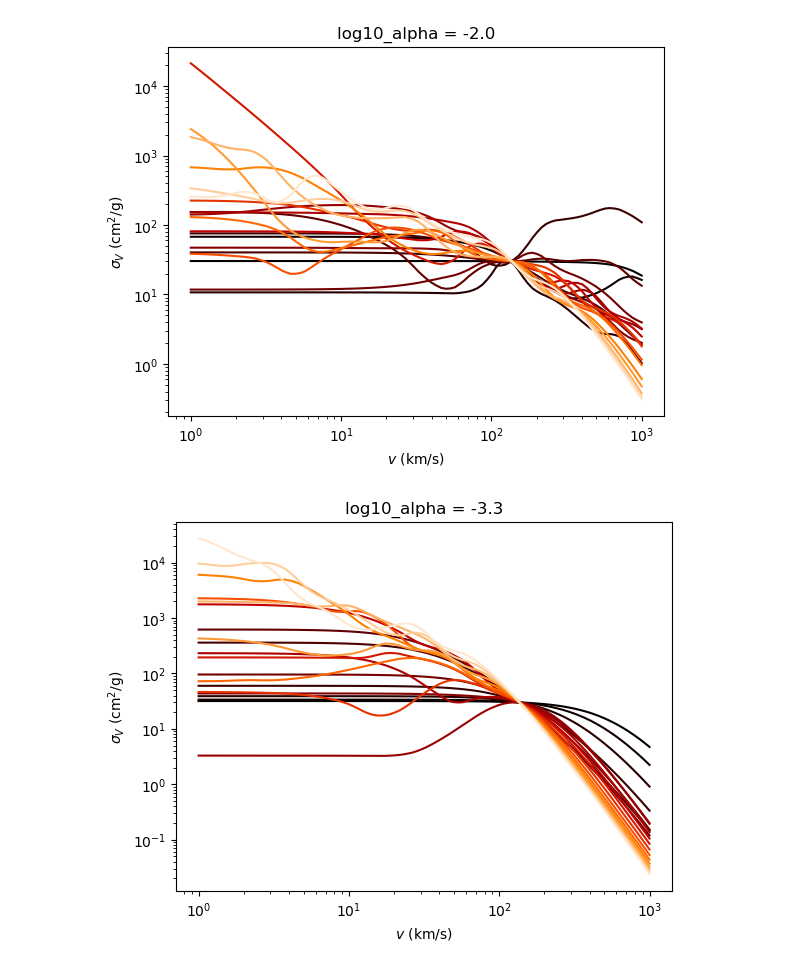
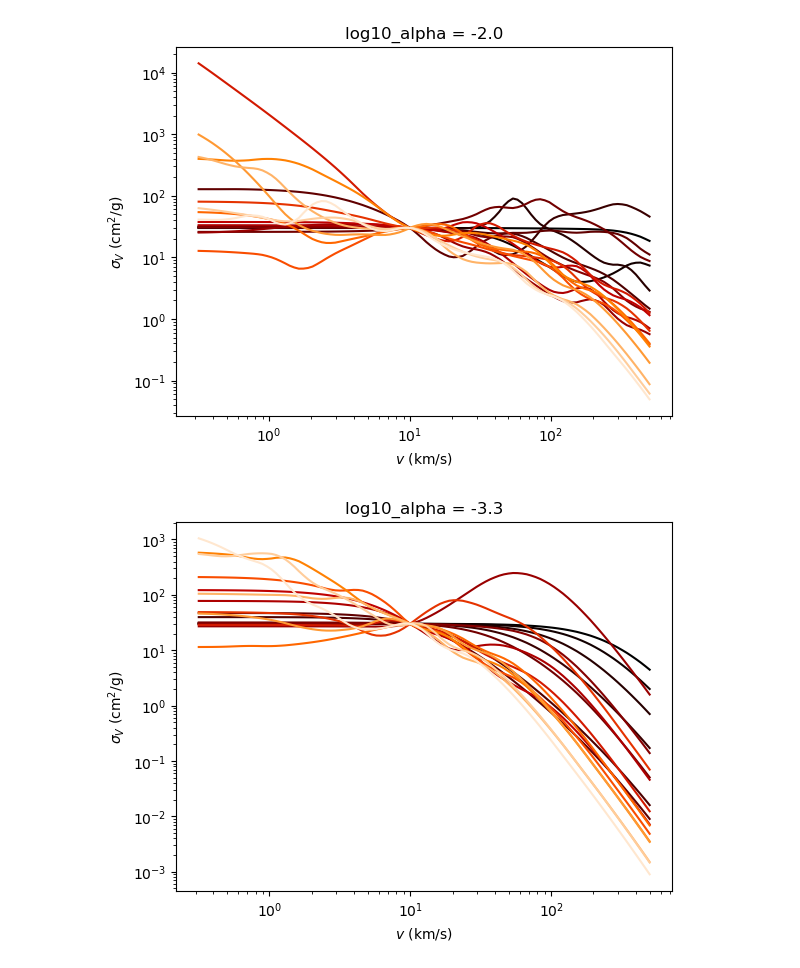
Before and after one commit to dangilman/pykawa, a Jupyter notebook: notebooks/attractive_yukawa_tabulated.ipynb, the cells around one changed output. Saved outputs shown, nothing was run; the diff lists cells and outputs as text; code cells hidden in the pictures.

```diff
--- a/notebooks/attractive_yukawa_tabulated.ipynb
+++ b/notebooks/attractive_yukawa_tabulated.ipynb
@@ -6,13 +35,18 @@ import matplotlib.pyplot as plt
 # %%
-ax = plt.gca()
+log10_mass_ratio_plot = [3.6, 4.0, 4.4, 4.4, 4.4, 5.0]
+log10_alpha_plot = [-4.1, -2.6, -2.6, -3.2, -3.5, -3.5]
+v_extended = np.logspace(0, 3, 100)
+cols = ['k', 'r', 'b', 'g', 'm', 'y']
+v_ref = 10 # km/sec
+cross_section_type='VISCOSITY'
+cross_section_interpolator, _, log10_mass_ratio_values, log10alpha_values = make_cross_section_interpolator('ATTRACTIVE_YUKAWA',
+                                                                                                            v_ref=v_ref,
+                                                                                                           cross_section_type)
 
-log10_mass_ratio_plot = [3.6, 4.0, 4.4, 4.4, 4.4, 5.0,4.0]
-log10_alpha_plot = [-4.1, -2.6, -2.6, -3.2, -3.5, -3.5, -2]
-v_extended = np.logspace(0, 3, 100)
-cols = ['k', 'r', 'b', 'g', 'm', 'y', '0.5']
-
-cross_section_interpolator = make_cross_section_interpolator('ATTRACTIVE_YUKAWA')[0]
-
+print('domain log10(m_chi/m_phi): ', log10_mass_ratio_values[0], log10_mass_ratio_values[-1])
+print('domain log10(alpha_chi): ', log10alpha_values[0], log10alpha_values[-1])
+# note that exact solutions for the models with log10(alpha) > -2.0 only reach ~100 km/sec because too many partial waves are required.
+# if exact solutions are required out to a few hundred km/sec, it is recommended to use log10(alpha) < -2.0 models
 
 for i, (log10_mass_ratio, log10_alpha) in enumerate(zip(log10_mass_ratio_plot, log10_alpha_plot)):
     v_grid, phases = get_phases(log10_mass_ratio, log10_alpha, 'ATTRACTIVE_YUKAWA')
@@ -25,9 +59,7 @@ for i, (log10_mass_ratio, log10_alpha) in enumerate(zip(log10_mass_ratio_plot, l
     plt.scatter(v_lin, sigma_exact, color=cols[i])
     plt.loglog(v_extended, cross_section_interpolator(v_extended, None, log10_alpha, log10_mass_ratio),
               color=cols[i])
-ax.set_xscale('log')
-ax.set_yscale('log')
-ax.set_xlim(1, 1000)
+
 plt.xlabel(r'$v$ (km/s)')
 plt.ylabel(r'$\sigma_V$ (cm$^2$/g)')
 plt.show()
@@ -63,0 +116,7 @@ for idx, log10_mr in enumerate(log10_mass_ratio_plot):
+# %%
+v0 = np.logspace(0, 2.5, 100)
+amp_at_vref = 100. # 100 cm^2/g at v_ref=10 km/sec
+log10_alpha = -2.7
+log10_mass_ratio = 4.3
+sigma_eff = [cross_section_interpolator.thermal_average(v0_i, amp_at_vref, log10_alpha, log10_mass_ratio) for v0_i in v0]
+plt.loglog(v0, sigma_eff)
@@ -64,4 +126,6 @@ for idx, log10_mr in enumerate(log10_mass_ratio_plot):
 # %%
+cmap = plt.get_cmap('gist_heat')
+
 log10_mass_ratio_plot = np.linspace(3, 5.2, 20)
 log10_alpha = -2.
 v = np.logspace(-0.5, 2.7, 100)
@@ -70,7 +134,7 @@ colors = [cmap(i/len(log10_mass_ratio_plot)) for i in range(0, len(log10_mass_ra
 amp_at_vref = 30
 for i, log10_mass_ratio in enumerate(log10_mass_ratio_plot):
     sigma = cross_section_interpolator(v, amp_at_vref, log10_alpha, log10_mass_ratio)
-    plt.loglog(v_extended, sigma,
+    plt.loglog(v, sigma,
               color=colors[i])
 
 plt.title('log10_alpha = '+str(log10_alpha))
@@ -81,34 +145,34 @@ plt.show()
 log10_mass_ratio_plot = np.linspace(3, 5.2, 20)
 log10_alpha = -3.3
 v = np.logspace(-0.5, 2.7, 100)
 colors = [cmap(i/len(log10_mass_ratio_plot)) for i in range(0, len(log10_mass_ratio_plot))]
 
 amp_at_vref = 30
 for i, log10_mass_ratio in enumerate(log10_mass_ratio_plot):
     sigma = cross_section_interpolator(v, amp_at_vref, log10_alpha, log10_mass_ratio)
-    plt.loglog(v_extended, sigma,
+    plt.loglog(v, sigma,
               color=colors[i])
 
 plt.title('log10_alpha = '+str(log10_alpha))
 plt.xlabel(r'$v$ (km/s)')
 plt.ylabel(r'$\sigma_V$ (cm$^2$/g)')
 plt.show()
 
 log10_mass_ratio_plot = np.linspace(3, 5.2, 20)
 log10_alpha = -4.0
 v = np.logspace(-0.5, 2.7, 100)
 colors = [cmap(i/len(log10_mass_ratio_plot)) for i in range(0, len(log10_mass_ratio_plot))]
 
 amp_at_vref = 30
 for i, log10_mass_ratio in enumerate(log10_mass_ratio_plot):
     sigma = cross_section_interpolator(v, amp_at_vref, log10_alpha, log10_mass_ratio)
-    plt.loglog(v_extended, sigma,
+    plt.loglog(v, sigma,
               color=colors[i])
 
 plt.title('log10_alpha = '+str(log10_alpha))
 plt.xlabel(r'$v$ (km/s)')
 plt.ylabel(r'$\sigma_V$ (cm$^2$/g)')
 plt.show()
 # %% [output]
-[figure, old version]
+[figure, new version]
-[figure, old version]
+[figure, new version]
```
Also changed, not shown: parts of 13 cells of this notebook, 10 other files.
